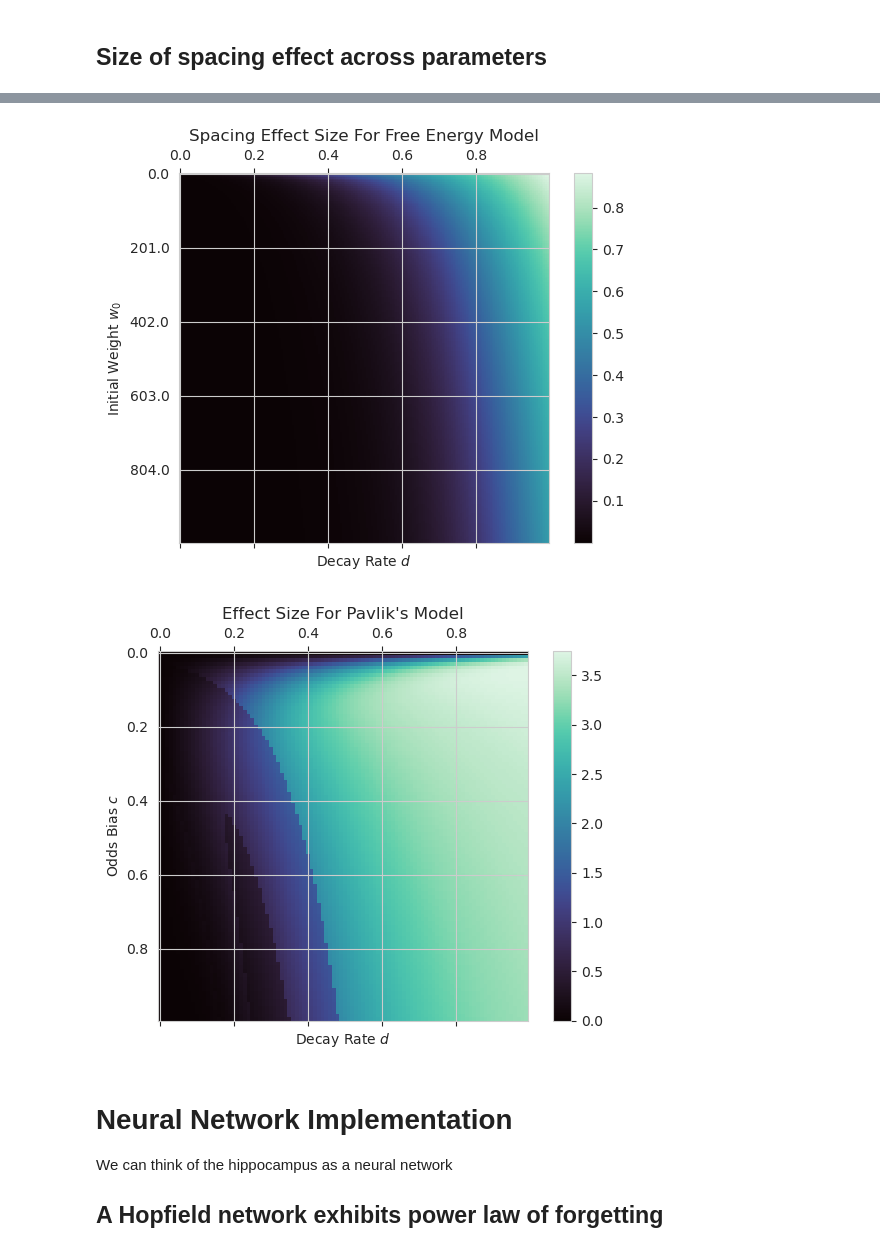
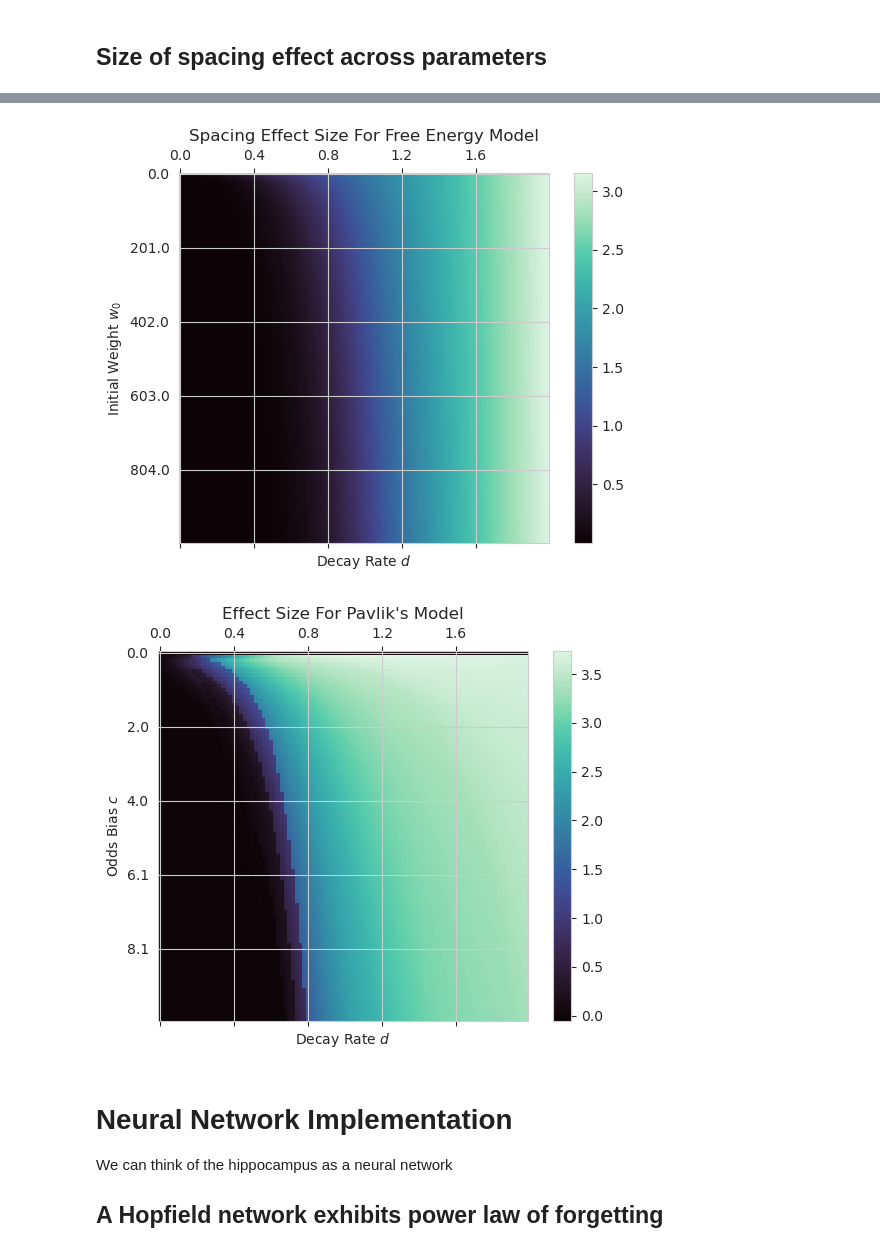
Before and after one commit to UWCCDL/SpacingEffect, a Jupyter notebook: spacing.ipynb, the cells around one changed output, grey strips where cells are left out. Drawn from its saved outputs; the diff is of its cells as text; code cells hidden in the pictures.

Commit message:
Corrected some plots

```diff
--- a/spacing.ipynb
+++ b/spacing.ipynb
@@ -236,15 +226,14 @@ ax.legend(["After %d days" % (x,) for x in [7, 35, 70, 350]],
           loc="upper right", title="Test")
 ax.set_ylabel("Recall Accuracy")
 ax.set_xlabel("Space Between Encodings (days)")
-ax.set_title("Cepeda et al. (2008)")
-fig.suptitle("Spacing Effect")
+ax.set_title("Pavlik's Model")
+fig.suptitle("Model vs. Data")
 
 results = pavlik(design, c=pavlik_best.x[0], d=pavlik_best.x[1])
 plt.gca().set_prop_cycle(None)
 for ri in design.keys():
     x = design[ri]
     y = results[ri]
-    print(y)
     ax.plot(x, y, "-")
 plt.show()
 # %% [output]
@@ -326,7 +311,7 @@ def free_energy(design, d = d_default, w0 = w_default):
     return results
 
 
-def feMSE(x):
+def free_energy_mse(x):
     """Function for global optimization"""
     global design
     d, w0 = x
@@ -339,9 +324,15 @@ def feMSE(x):
     return MSE
 
 
-fe_best = minimize(feMSE, x0 = [0.5, 5], bounds=[[0.0001, 1], [0, 10000]], method="Powell")
 
-results = free_energy(design, d=fe_best.x[0], w0=fe_best.x[1])
+bads = BADS(free_energy_mse, x0=[0.5, 50], lower_bounds=[0, 0], upper_bounds=[2, 1000],
+            plausible_lower_bounds=[0.1, 0.01], plausible_upper_bounds=[1, 1000],
+            options={'display':'off'})
+
+
+free_energy_best = bads.optimize()
+
+results = free_energy(design, d = free_energy_best.x[0], w0 = free_energy_best.x[1])
 
 
 for ri in design.keys():
@@ -353,6 +344,6 @@ plt.legend(labels=["After %d days" % (x,) for x in design.keys()], title="Test",
 plt.xlabel("Gap (spacing)")
 plt.ylabel("Probability of retrieval")
 plt.suptitle("Free Energy")
-plt.title("$w_0 = %.2f$, $d = %.2f$" % (fe_best.x[1], fe_best.x[0]))
+plt.title("$w_0 = %.2f$, $d = %.2f$" % (free_energy_best.x[1], free_energy_best.x[0]))
 plt.show()
 # %% [output]
@@ -369,7 +361,7 @@ ax.set_xlabel("Space Between Encodings (days)")
 ax.set_title("Cepeda et al. (2008)")
 fig.suptitle("Spacing Effect")
 
-results = free_energy(design, d=fe_best.x[0], w0=fe_best.x[1])
+results = free_energy(design, d=free_energy_best.x[0], w0=free_energy_best.x[1])
 
 plt.gca().set_prop_cycle(None)
 for ri in design.keys():
@@ -427,7 +412,7 @@ categorize(free_energy(design, w0=500, d=0.8))
 # %%
 cmap = plt.get_cmap('coolwarm_r', 3)
-w_space = np.linspace(0.00001, 1000, 100) # Y axis
-d_space = np.linspace(0.0001, 1.0001, 100) # X Axis
+w_space = np.linspace(0.1, 1000.1, 100) # Y axis
+d_space = np.linspace(0.0001, 2.0001, 100) # X Axis
 
 S = np.zeros((len(w_space), len(d_space)))
 
@@ -503,32 +490,32 @@ se_size(results)
 # %%
 w_space = np.linspace(0.0001, 1000, 200) # Y axis
-d_space = np.linspace(0.0001, 1.0001, 200) # X Axis
+d_space = np.linspace(0.0001, 2.0001, 200) # X Axis
 
 S = np.zeros((len(w_space), len(d_space)))
 
 for i, w0 in enumerate(w_space):
     for j, d in enumerate(d_space):
         res = free_energy(design, d=d, w0=w0)
         S[i, j] = se_size(res)
 
 fig = plt.figure()
 ax = fig.add_subplot(111)
 cax = ax.matshow(S, interpolation='nearest', cmap="mako")
 fig.colorbar(cax)
 ax.xaxis.set_major_locator(MultipleLocator(40))
 ax.yaxis.set_major_locator(MultipleLocator(40))
 ax.set_xticklabels([''] + [str(round(x, 1)) for x in d_space[0::40]])
 ax.set_yticklabels([''] + [str(round(x, 0)) for x in w_space[0::40]])
 ax.set_ylabel("Initial Weight $w_0$")
 ax.set_xlabel("Decay Rate $d$")
 ax.set_title("Spacing Effect Size For Free Energy Model")
 plt.show()
 plt.show()
 # %% [output]
-[figure, old version]
+[figure, new version]
 # %%
-c_space = np.linspace(0, 1, 100)
-d_space = np.linspace(0.0001, 1.0001, 100)
+c_space = np.linspace(0, 10, 100)
+d_space = np.linspace(0.0001, 2.0001, 100)
 
 S = np.zeros((len(c_space), len(d_space)))
 
@@ -551,7 +538,7 @@ ax.set_title("Effect Size For Pavlik's Model")
 plt.show()
 plt.show()
 # %% [output]
-[figure, old version]
+[figure, new version]
 # %% [markdown]
 # Neural Network Implementation
 
```
Also changed, not shown: parts of 22 cells of this notebook.
